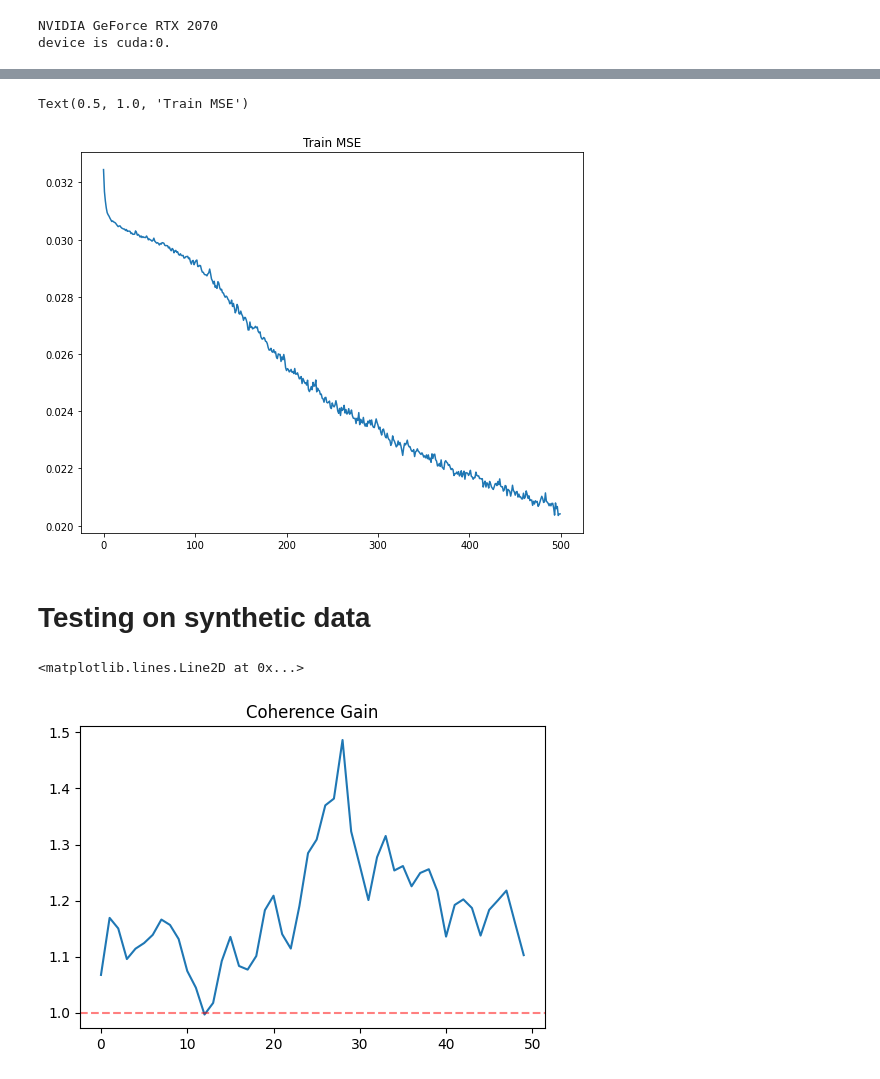
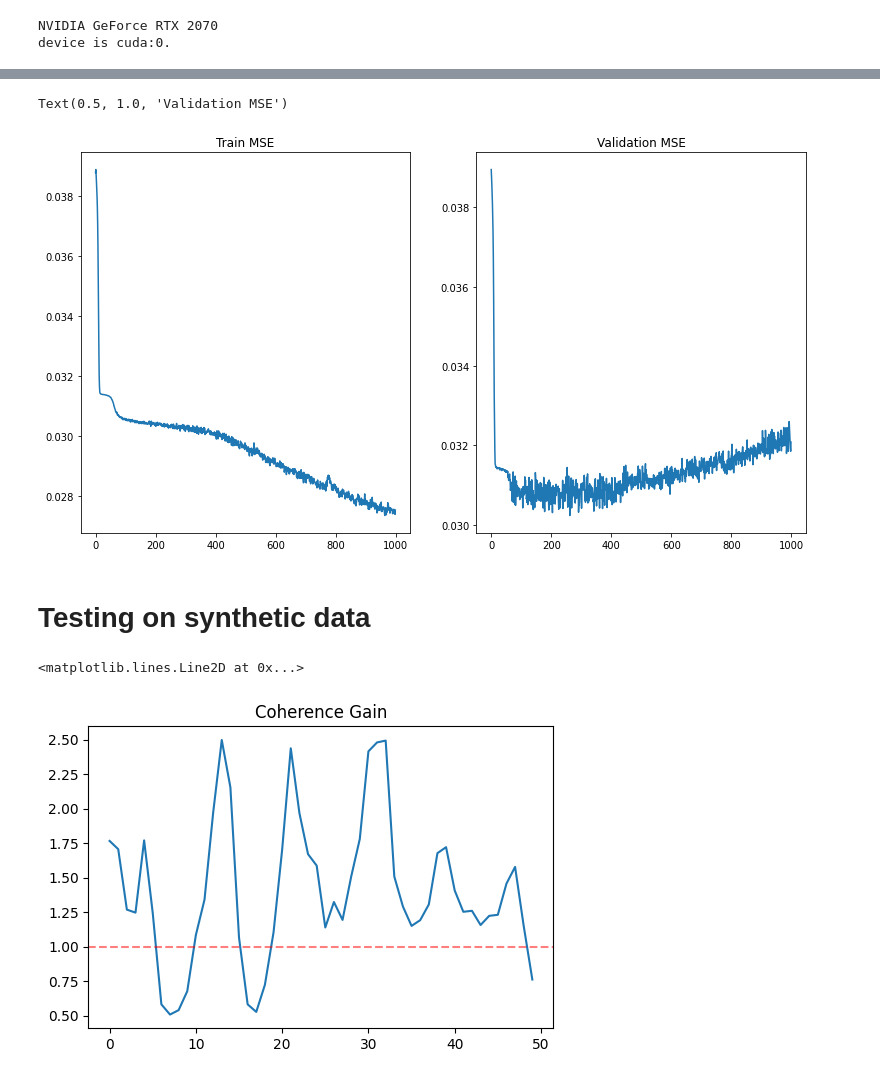
Before and after one commit to maniatisni/iDAS-self-supervised-denoising, a Jupyter notebook: train-synthetic.ipynb, the cells around one changed output, grey strips where cells are left out. Saved outputs shown, nothing was run; the diff lists cells and outputs as text; code cells hidden in the pictures.

```diff
--- a/train-synthetic.ipynb
+++ b/train-synthetic.ipynb
@@ -16,12 +16,15 @@ sampleRate = 68.27
 # %%
 N_sub = 32
 batch_size = 32
-hidden_layers = 6
+hidden_layers = 4
 learning_rate = 5e-4
-num_epochs = 500
+num_epochs = 1000
 # %%
-train_dataset = synthetic_mask_dataset(data_path='synthetic-data/train', f_min=1, f_max=10, N_sub=N_sub)
+train_dataset = synthetic_mask_dataset(data_path='synthetic-data/train', f_min=1, f_max=10, N_sub=N_sub,augment=True)
 train_loader = DataLoader(train_dataset, batch_size=batch_size, drop_last=True, shuffle=True)
+# %%
+val_dataset = synthetic_mask_dataset(data_path = 'synthetic-data/test', f_min=1, f_max=10, N_sub=N_sub,augment=False)
+val_loader = DataLoader(val_dataset, batch_size=batch_size, drop_last=True, shuffle=True)
 # %%
 for eval,masks in train_loader:
     break
@@ -64,6 +66,7 @@ NVIDIA GeForce RTX 2070
 device is cuda:0.
 # %%
 epochs_losses_train = []
+epochs_losses_val = []
 for epoch in range(num_epochs):
     batch_losses = []
     ## TRAIN ##
@@ -88,6 +91,28 @@ for epoch in range(num_epochs):
         loss.backward()
         optimizer.step()
     epochs_losses_train.append(np.mean(batch_losses))
-    if epoch % 20 == 0:
-        print(f"Epoch: {epoch} Training Loss: {np.mean(batch_losses)}")
+    model.eval()
+    eval_losses = []
+    with torch.no_grad():
+        for eval_samples, mask in val_loader:
+            eval_samples = eval_samples[:,:,32:]
+            mask = mask[:,:,32:]
+            # to GPU
+            mask = mask.to(device)
+            eval_samples = eval_samples.to(device)
+            # apply mask
+            sample = eval_samples * mask.clone().detach()
+            sample = torch.unsqueeze(sample.squeeze(), 1)
+            # complementary mask
+            c_mask = (1-mask).squeeze()
+
+            optimizer.zero_grad()
+            # apply complementary mask to output (proj. operator)
+            output = model(sample).squeeze()*c_mask
+            truth = (eval_samples.squeeze()*c_mask).squeeze()
+            loss = criterion(output.squeeze(), truth)
+        eval_losses.append(loss.item())
+        epochs_losses_val.append(np.mean(eval_losses))
+    if epoch % 99 == 0:
+        print(f"Epoch: {epoch} Training Loss: {np.mean(batch_losses)}, Validation Loss: {np.mean(eval_losses)}")
 # %% [output]
@@ -111,10 +130,12 @@ Epoch: 480 Training Loss: 0.02094663803776105
 # %%
-fig, ax1 = plt.subplots(1,1, figsize=(9, 7))
+fig, (ax1,ax2) = plt.subplots(1,2, figsize=(13, 7))
 ax1.plot(epochs_losses_train)
 ax1.set_title("Train MSE")
+ax2.plot(epochs_losses_val)
+ax2.set_title("Validation MSE")
 # %% [output]
-Text(0.5, 1.0, 'Train MSE')
+Text(0.5, 1.0, 'Validation MSE')
-[figure, old version]
+[figure, new version]
 # %%
 torch.save({
     'epoch': epoch,
@@ -164,7 +190,7 @@ output_ = taper_filter(output, 1, 10, sampleRate)
 # %%
 og = np.array(eval_sample)
 rec = np.array(output_)
-bin_size = 16
+bin_size = 5
 cc_og = compute_moving_coherence(og, bin_size)
 cc_rec = compute_moving_coherence(rec, bin_size)
 cc_gain = cc_rec / cc_og
@@ -174,5 +200,5 @@ plt.title("Coherence Gain")
 plt.axhline(y=1,linestyle='--',alpha=0.5,color='r')
 # %% [output]
 <matplotlib.lines.Line2D at 0x...>
-[figure, old version]
+[figure, new version]
 # %%
```
Also changed, not shown: parts of 12 cells of this notebook, 4 other files.
